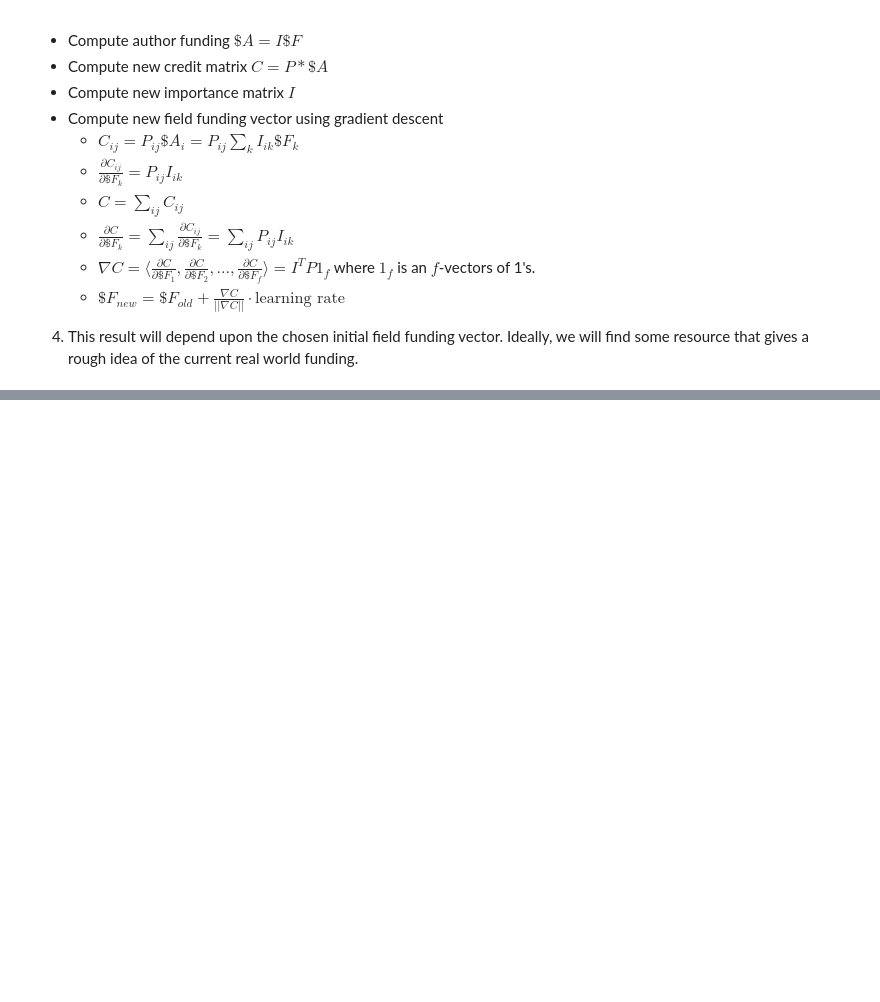
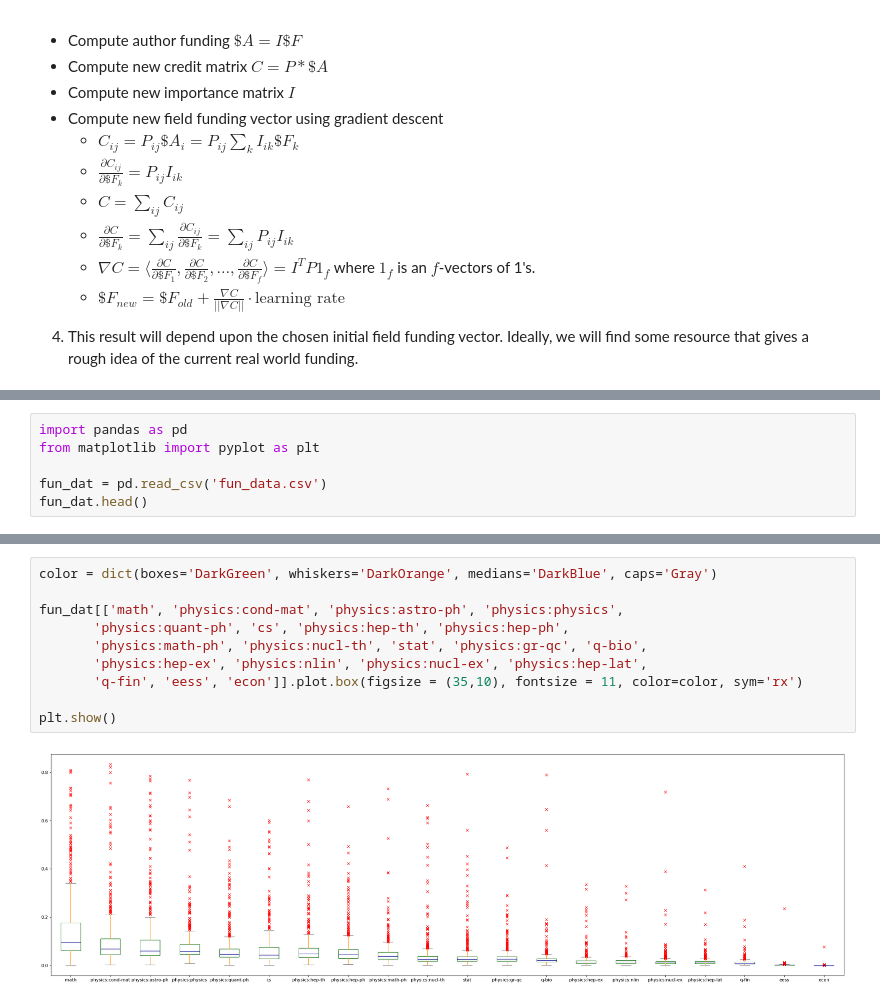
Before and after one commit to tunguyen17/Arxiv-Funding-Project, a Jupyter notebook: funding level optimization.ipynb, the cells around one changed output, grey strips where cells are left out. Cells and saved outputs as stored; diff of their text form; blank space fills up the shorter version.

```diff
--- a/funding level optimization.ipynb
+++ b/funding level optimization.ipynb
@@ -298,0 +375,6 @@ initial total credit = 1319569, best total credit = 2871069
+# %%
+import pandas as pd
+from matplotlib import pyplot as plt
+
+fun_dat = pd.read_csv('fun_data.csv')
+fun_dat.head()
@@ -298,0 +388,12 @@ initial total credit = 1319569, best total credit = 2871069
+# %%
+color = dict(boxes='DarkGreen', whiskers='DarkOrange', medians='DarkBlue', caps='Gray')
+
+fun_dat[['math', 'physics:cond-mat', 'physics:astro-ph', 'physics:physics',
+       'physics:quant-ph', 'cs', 'physics:hep-th', 'physics:hep-ph',
+       'physics:math-ph', 'physics:nucl-th', 'stat', 'physics:gr-qc', 'q-bio',
+       'physics:hep-ex', 'physics:nlin', 'physics:nucl-ex', 'physics:hep-lat',
+       'q-fin', 'eess', 'econ']].plot.box(figsize = (35,10), fontsize = 11, color=color, sym='rx')
+
+plt.show()
+# %% [output]
+[figure, added]
```
Also changed, not shown: parts of 15 cells of this notebook, 23 other files.
